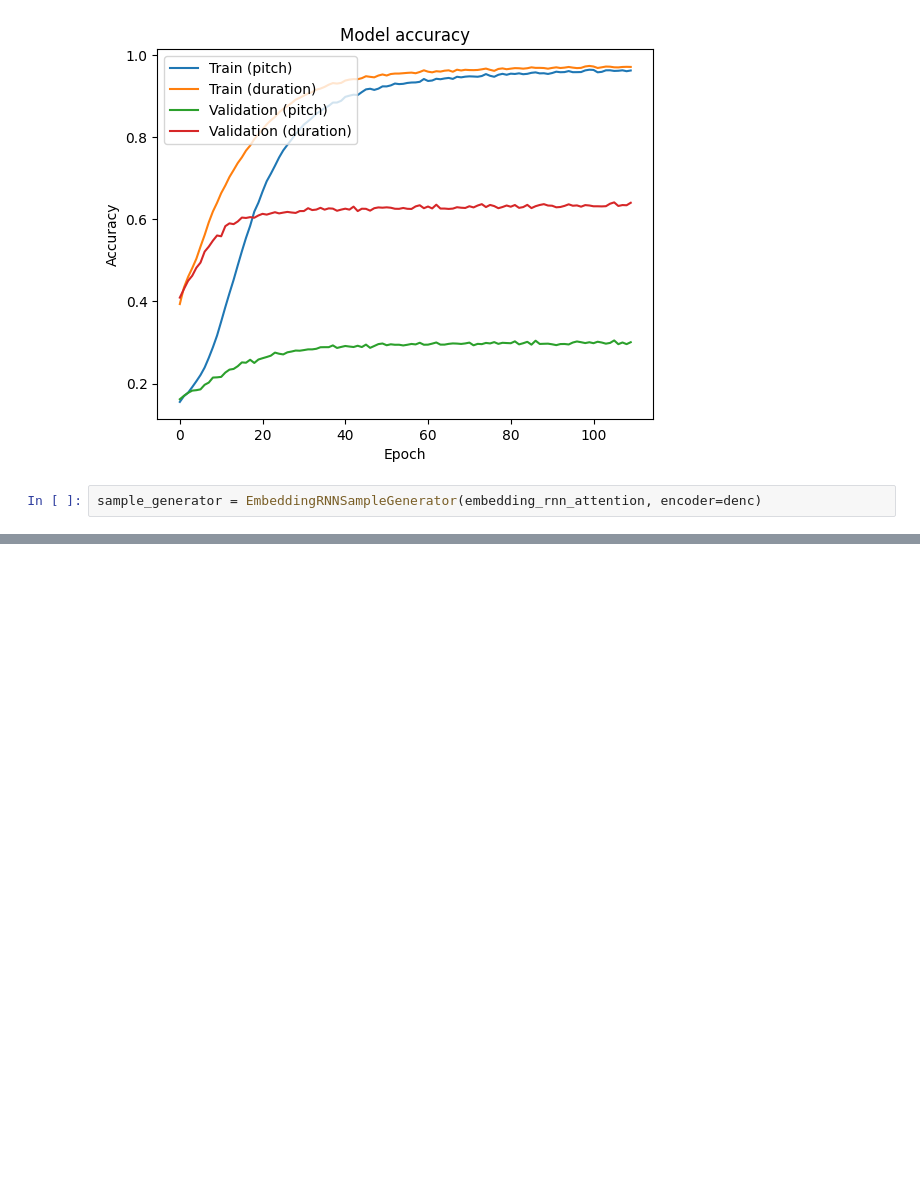
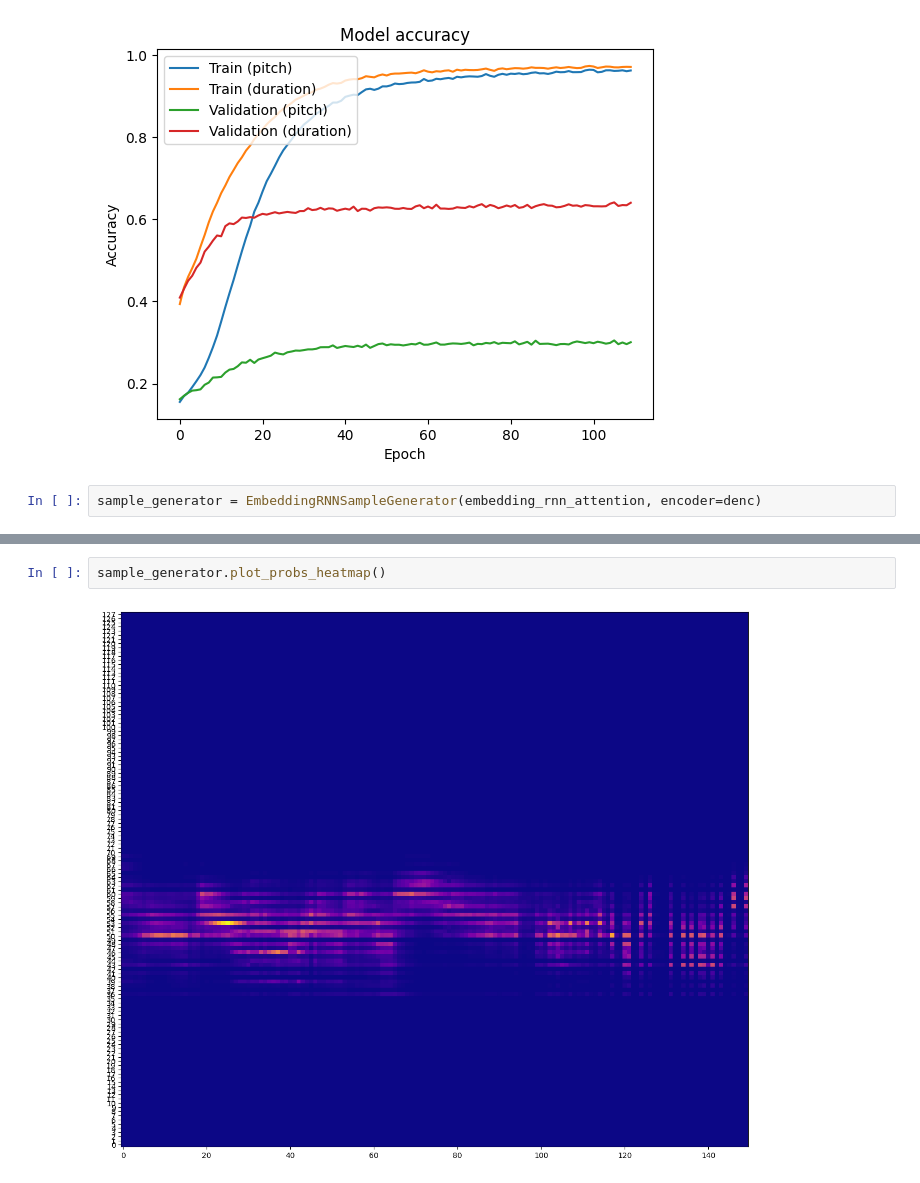
Before and after one commit to STarrio/generative-music, a Jupyter notebook: RNNMusicGeneration.ipynb, the cells around one changed output, grey strips where cells are left out. Drawn from its saved outputs; the diff is of its cells as text; blank space fills up the shorter version.

```diff
--- a/RNNMusicGeneration.ipynb
+++ b/RNNMusicGeneration.ipynb
@@ -1109,0 +1101,4 @@ Saved with name chopin-embedding_lstm_attention_n_1.mid.
+# %%
+sample_generator.plot_probs_heatmap()
+# %% [output]
+[figure, added]
```
Also changed, not shown: parts of 16 cells of this notebook.
